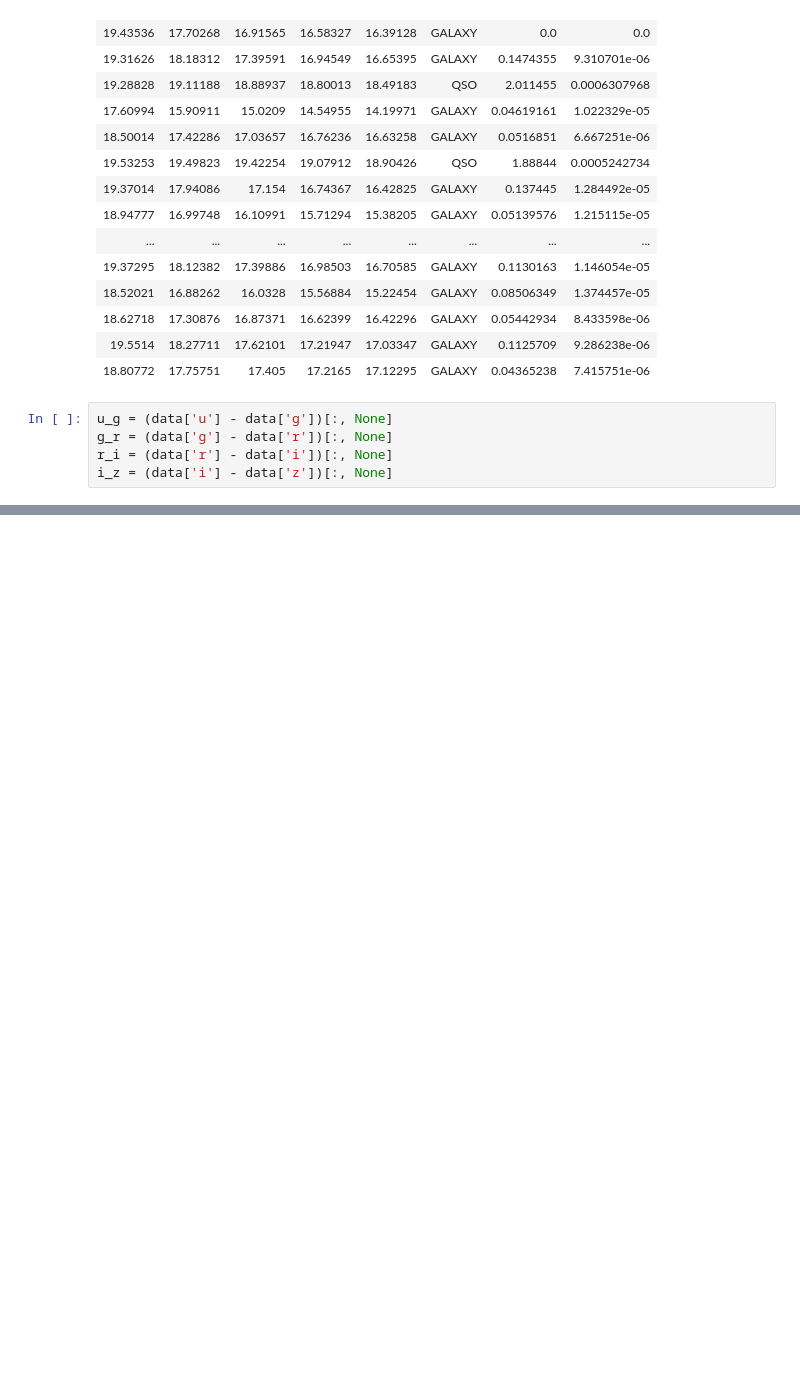
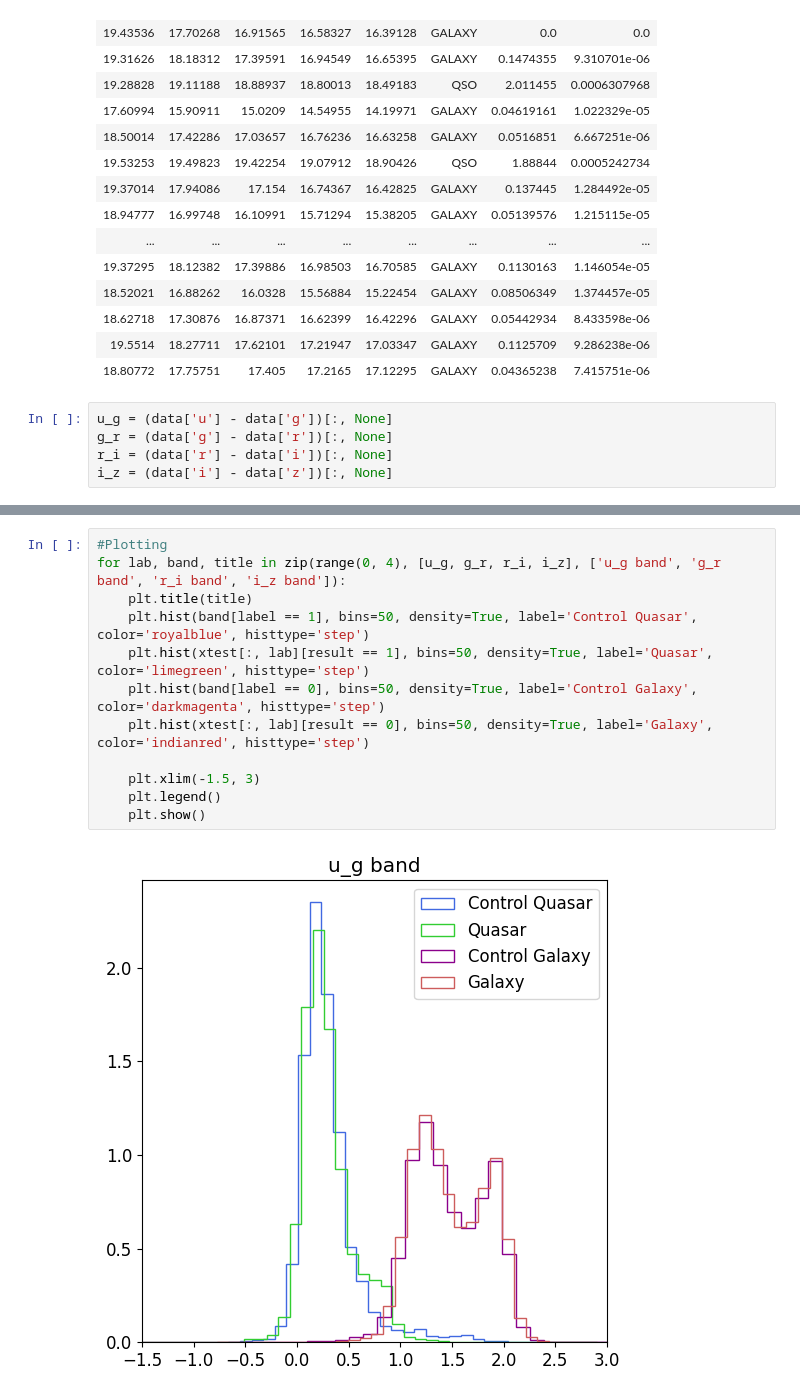
Before and after one commit to olli-e-benji/Astrostatistics-and-Machine-Learning-2023, a Jupyter notebook: working/L19_ClassificationQuasarGalaxy.ipynb, the cells around one changed output, grey strips where cells are left out. Cells and saved outputs as stored; diff of their text form; blank space fills up the shorter version.

```diff
--- a/working/L19_ClassificationQuasarGalaxy.ipynb
+++ b/working/L19_ClassificationQuasarGalaxy.ipynb
@@ -121,0 +117,14 @@ result.shape
+# %%
+#Plotting
+for lab, band, title in zip(range(0, 4), [u_g, g_r, r_i, i_z], ['u_g band', 'g_r band', 'r_i band', 'i_z band']):
+    plt.title(title)
+    plt.hist(band[label == 1], bins=50, density=True, label='Control Quasar', color='royalblue', histtype='step')
+    plt.hist(xtest[:, lab][result == 1], bins=50, density=True, label='Quasar', color='limegreen', histtype='step')
+    plt.hist(band[label == 0], bins=50, density=True, label='Control Galaxy', color='darkmagenta', histtype='step')
+    plt.hist(xtest[:, lab][result == 0], bins=50, density=True, label='Galaxy', color='indianred', histtype='step')
+
+    plt.xlim(-1.5, 3)
+    plt.legend()
+    plt.show()
+# %% [output]
+[figure, added]
```
Also changed, not shown: parts of 16 cells of this notebook.
